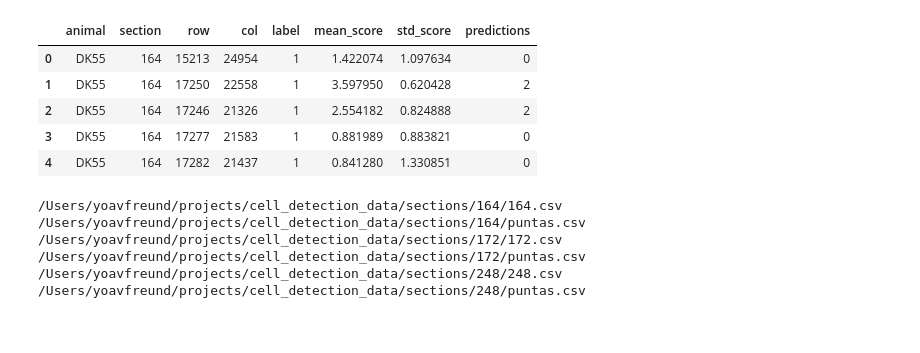
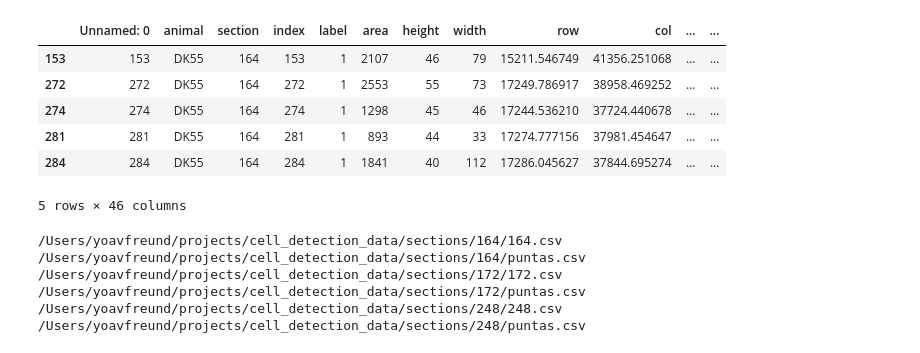
Before and after one commit to ActiveBrainAtlas2/preprocessing-pipeline, a Jupyter notebook: src/marked_cell_detector/notebooks/Checking coordinates.ipynb, the cells around one changed output. Cells and saved outputs as stored; diff of their text form; code cells hidden in the pictures.

Commit message:
Initial commit of marked cell detection module

```diff
--- a/src/marked_cell_detector/notebooks/Checking coordinates.ipynb
+++ b/src/marked_cell_detector/notebooks/Checking coordinates.ipynb
@@ -8,16 +8,17 @@ drwxr-xr-x  18 yoavfreund  staff   576B Aug 16 13:29 172
 drwxr--r--@ 16 yoavfreund  staff   512B Aug 16 10:27 248
 # %%
 import pandas as pd
-det=pd.read_csv(DIR+'/detections_dk55.csv')
+det=pd.read_csv('../detections_dk55.csv')
 positives=det[det['label']==1]
 positives.head()
 # %% [output]
-|  | animal | section | row | col | label | mean_score | std_score | predictions |
-| 0 | DK55 | 164 | 15213 | 24954 | 1 | 1.422074 | 1.097634 | 0 |
-| 1 | DK55 | 164 | 17250 | 22558 | 1 | 3.597950 | 0.620428 | 2 |
-| 2 | DK55 | 164 | 17246 | 21326 | 1 | 2.554182 | 0.824888 | 2 |
-| 3 | DK55 | 164 | 17277 | 21583 | 1 | 0.881989 | 0.883821 | 0 |
-| 4 | DK55 | 164 | 17282 | 21437 | 1 | 0.841280 | 1.330851 | 0 |
+|  | Unnamed: 0 | animal | section | index | label | area | height | width | row | col | ... | ... |
+| 153 | 153 | DK55 | 164 | 153 | 1 | 2107 | 46 | 79 | 15211.546749 | 41356.251068 | ... | ... |
+| 272 | 272 | DK55 | 164 | 272 | 1 | 2553 | 55 | 73 | 17249.786917 | 38958.469252 | ... | ... |
+| 274 | 274 | DK55 | 164 | 274 | 1 | 1298 | 45 | 46 | 17244.536210 | 37724.440678 | ... | ... |
+| 281 | 281 | DK55 | 164 | 281 | 1 | 893 | 44 | 33 | 17274.777156 | 37981.454647 | ... | ... |
+| 284 | 284 | DK55 | 164 | 284 | 1 | 1841 | 40 | 112 | 17286.045627 | 37844.695274 | ... | ... |
+5 rows × 46 columns
 # %%
 !ls $DIR/sections/*/*.csv
 # %% [output]
```
Also changed, not shown: parts of 5 cells of this notebook, 7 other files.
